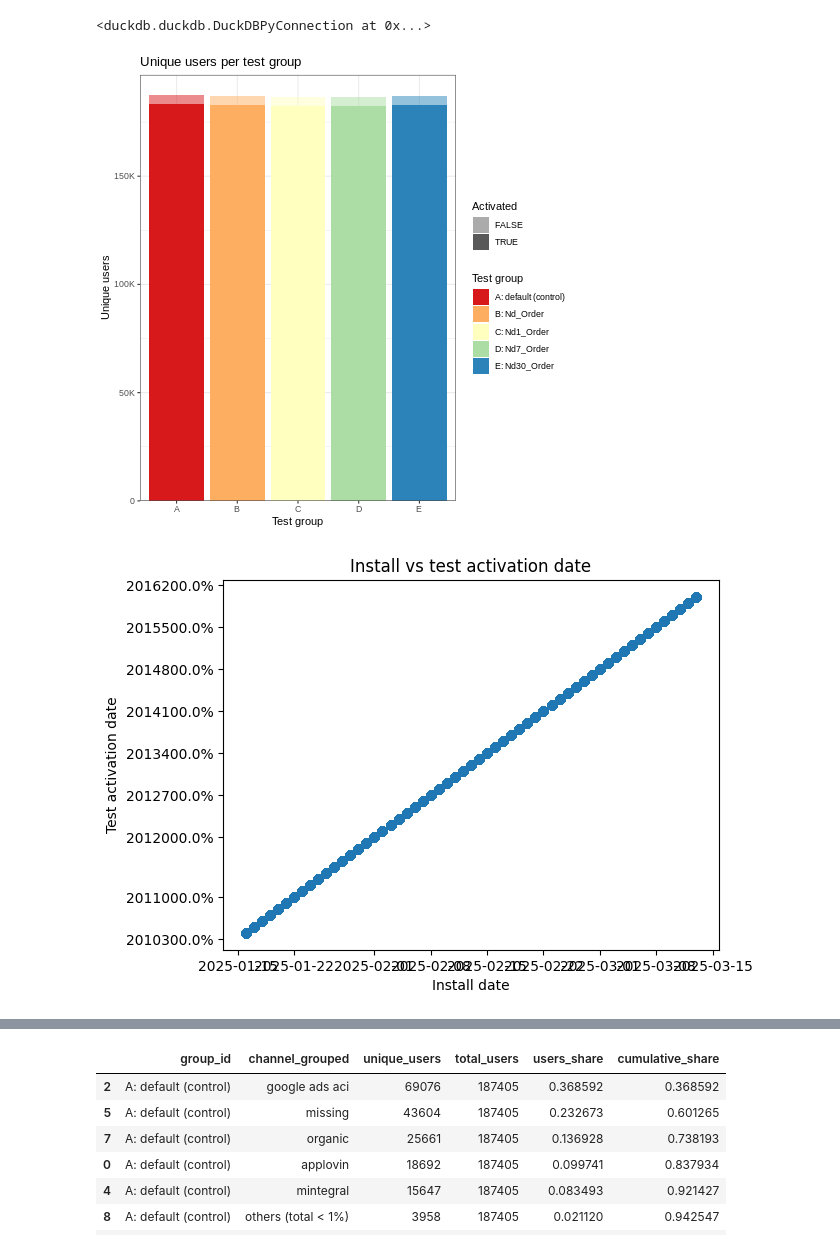
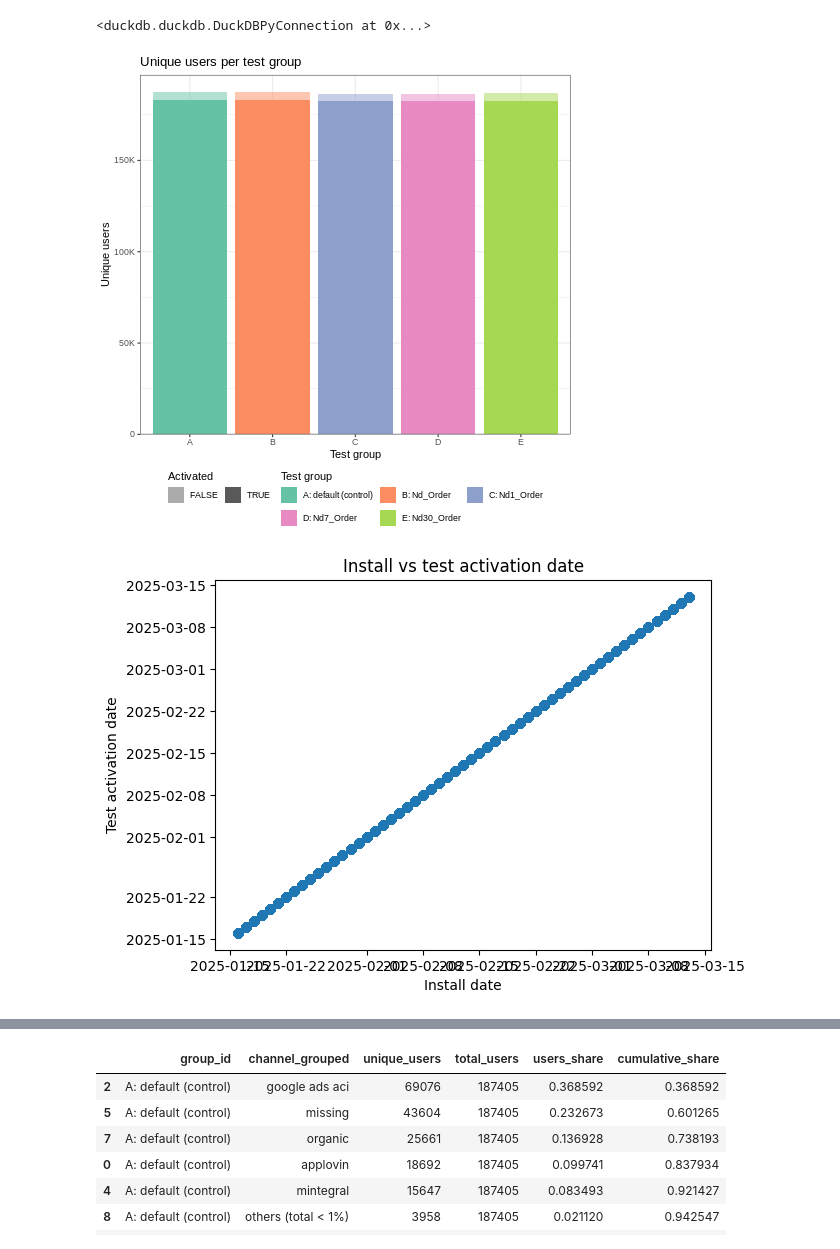
Before and after one commit to PedroNVSRamos/justplay_casestudy, a Jupyter notebook: justplay_casestudy.ipynb, the cells around one changed output, grey strips where cells are left out. Drawn from its saved outputs; the diff is of its cells as text; code cells hidden in the pictures.

```diff
--- a/justplay_casestudy.ipynb
+++ b/justplay_casestudy.ipynb
@@ -132,23 +132,27 @@ df_users_per_group_activated = ddb_con.execute(sql).fetchdf()
 # %%
 %%R -i df_users_per_group_activated
 
 df_users_per_group_activated |>
   mutate(activated = as.factor(as.logical(activated))) |>
   ggplot(aes(x = group_id, y = unique_users,, group = interaction(group_id, activated))) +
     geom_bar(aes(fill = group_id, alpha = activated),
              stat = "identity") +
     scale_x_discrete(name = "Test group",
                      labels = function(x) sub(":.*", "", x)) +
     scale_y_continuous(name = "Unique users",
                        labels = label_number(scale_cut = cut_short_scale()),
                        expand = expansion(mult = c(0,0.05))) +
     expand_limits(y = 0) +
-    scale_fill_brewer(name = "Test group", palette = "Spectral") +
+    scale_fill_brewer(name = "Test group", palette = "Set2") +
     scale_alpha_manual(name = "Activated", values = c("TRUE" = 1, "FALSE" = 0.5)) +
     ggtitle(label = "Unique users per test group") +
-    theme_bw()
+    theme_bw() +
+    guides(fill = guide_legend(nrow = 2, byrow = TRUE)) +
+    theme(legend.position = "bottom",
+          legend.title.position = "top",
+          legend.margin = margin())
 # %% [output]
-[figure, old version]
+[figure, new version]
 # %%
 sql = """
 select group_id,
@@ -184,10 +188,10 @@ plt.xlabel("Install date")
 plt.xticks(rotation = 0, ha = "center")
 plt.ylabel("Test activation date")
 plt.title("Install vs test activation date")
-plt.gca().yaxis.set_major_formatter(lambda x, pos: f"{x*100:.1f}%")
+#plt.gca().yaxis.set_major_formatter(lambda x, pos: f"{x*100:.1f}%")
 plt.show()
 # %% [output]
-[figure, old version]
+[figure, new version]
 # %%
 %%R -i df_users_assignment
 
```
Also changed, not shown: parts of 36 cells of this notebook.
